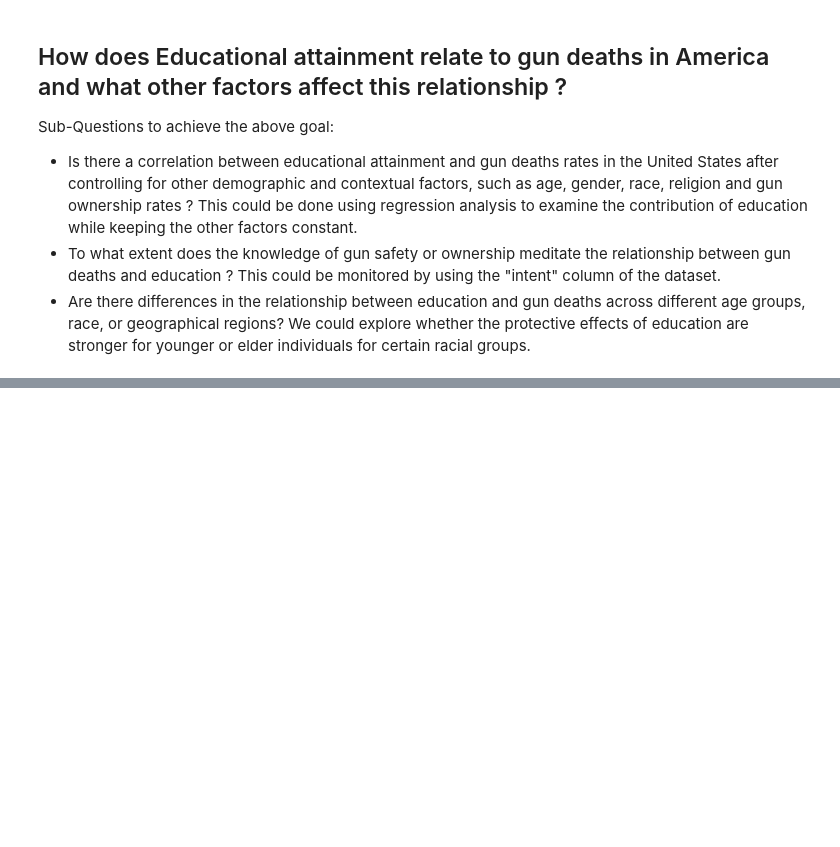
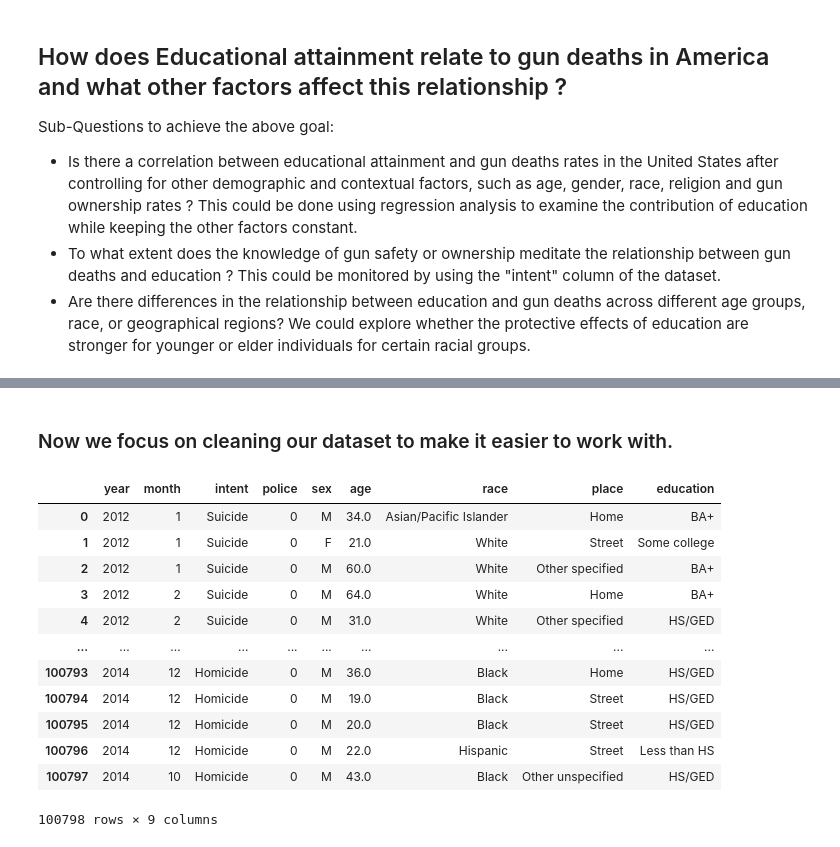
Before and after one commit to ubco-W2022T2-data301/project-group09, a Jupyter notebook: analysis/analysis1.ipynb, the cells around one changed output, grey strips where cells are left out. Saved outputs shown, nothing was run; the diff lists cells and outputs as text; code cells hidden in the pictures; blank space fills up the shorter version.

```diff
--- a/analysis/analysis1.ipynb
+++ b/analysis/analysis1.ipynb
@@ -27,0 +56,20 @@ raw_data
+# %% [markdown]
+### Now we focus on cleaning our dataset to make it easier to work with.
+# %%
+# We will start cleaning the dataset by removing redundant columns which are not used by us in the research.
+data_cleaned = raw_data.drop('hispanic',axis=1)
+data_cleaned
+# %% [output]
+|  | year | month | intent | police | sex | age | race | place | education |
+| 0 | 2012 | 1 | Suicide | 0 | M | 34.0 | Asian/Pacific Islander | Home | BA+ |
+| 1 | 2012 | 1 | Suicide | 0 | F | 21.0 | White | Street | Some college |
+| 2 | 2012 | 1 | Suicide | 0 | M | 60.0 | White | Other specified | BA+ |
+| 3 | 2012 | 2 | Suicide | 0 | M | 64.0 | White | Home | BA+ |
+| 4 | 2012 | 2 | Suicide | 0 | M | 31.0 | White | Other specified | HS/GED |
+| ... | ... | ... | ... | ... | ... | ... | ... | ... | ... |
+| 100793 | 2014 | 12 | Homicide | 0 | M | 36.0 | Black | Home | HS/GED |
+| 100794 | 2014 | 12 | Homicide | 0 | M | 19.0 | Black | Street | HS/GED |
+| 100795 | 2014 | 12 | Homicide | 0 | M | 20.0 | Black | Street | HS/GED |
+| 100796 | 2014 | 12 | Homicide | 0 | M | 22.0 | Hispanic | Street | Less than HS |
+| 100797 | 2014 | 10 | Homicide | 0 | M | 43.0 | Black | Other unspecified | HS/GED |
+100798 rows × 9 columns
```
Also changed, not shown: parts of 13 cells of this notebook, 1 other file.
